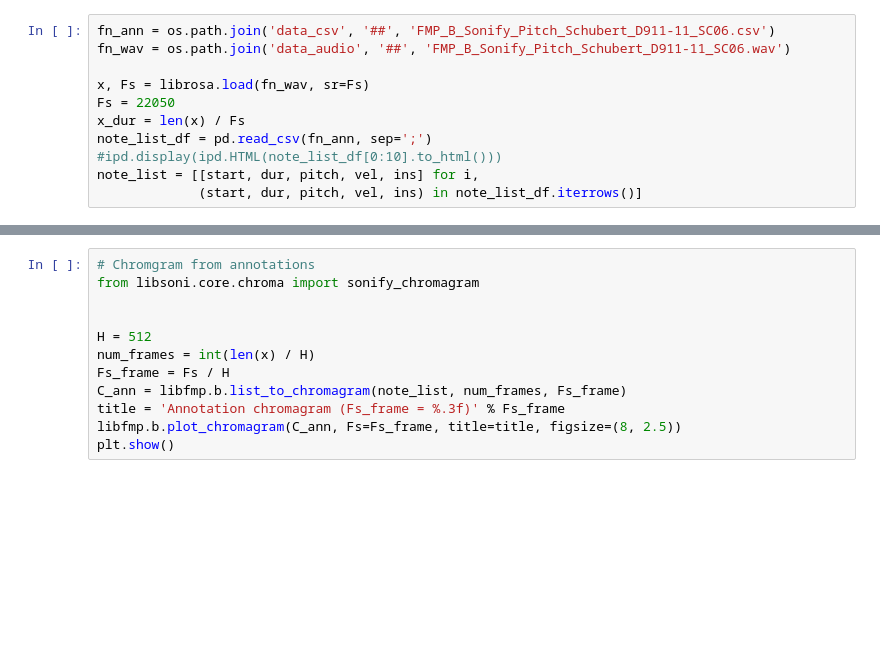
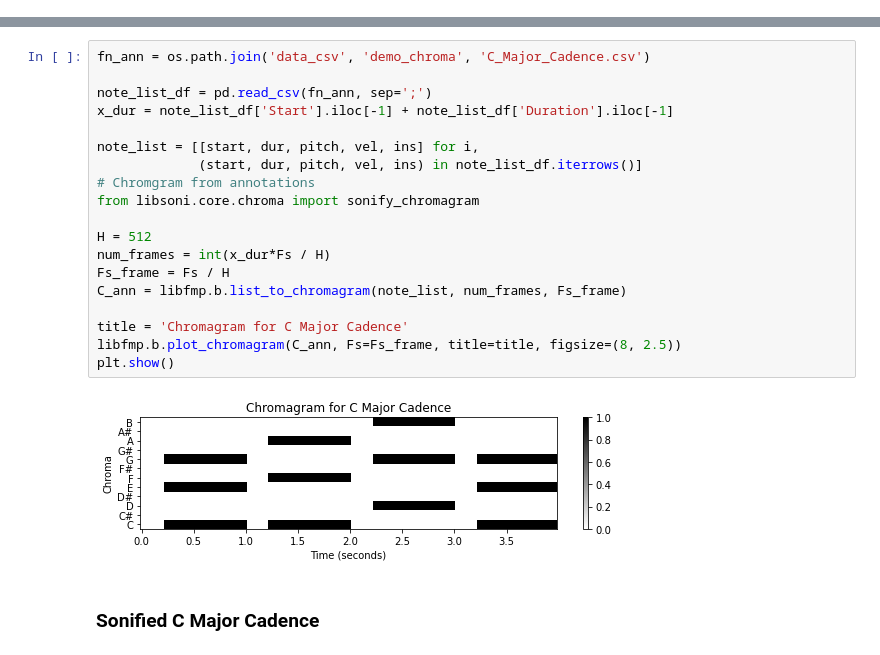
Before and after one commit to groupmm/libsoni, a Jupyter notebook: demo_chroma.ipynb, the cells around one changed output, grey strips where cells are left out. Cells and saved outputs as stored; diff of their text form; blank space fills up the shorter version.

Commit message:
further work on demo_chroma.ipynb

```diff
--- a/demo_chroma.ipynb
+++ b/demo_chroma.ipynb
@@ -15,14 +21,3 @@ import libfmp.c8
 %matplotlib inline
 
 Fs = 22050
-# %%
-fn_ann = os.path.join('data_csv', '##', 'FMP_B_Sonify_Pitch_Schubert_D911-11_SC06.csv')
-fn_wav = os.path.join('data_audio', '##', 'FMP_B_Sonify_Pitch_Schubert_D911-11_SC06.wav')
-
-x, Fs = librosa.load(fn_wav, sr=Fs)
-Fs = 22050
-x_dur = len(x) / Fs
-note_list_df = pd.read_csv(fn_ann, sep=';')
-#ipd.display(ipd.HTML(note_list_df[0:10].to_html()))
-note_list = [[start, dur, pitch, vel, ins] for i,
-             (start, dur, pitch, vel, ins) in note_list_df.iterrows()]
@@ -29,14 +28,25 @@ note_list = [[start, dur, pitch, vel, ins] for i,
 # %%
+fn_ann = os.path.join('data_csv', 'demo_chroma', 'C_Major_Cadence.csv')
+
+note_list_df = pd.read_csv(fn_ann, sep=';')
+x_dur = note_list_df['Start'].iloc[-1] + note_list_df['Duration'].iloc[-1]
+
+note_list = [[start, dur, pitch, vel, ins] for i,
+             (start, dur, pitch, vel, ins) in note_list_df.iterrows()]
 # Chromgram from annotations
 from libsoni.core.chroma import sonify_chromagram
 
-
 H = 512
-num_frames = int(len(x) / H)
+num_frames = int(x_dur*Fs / H)
 Fs_frame = Fs / H
 C_ann = libfmp.b.list_to_chromagram(note_list, num_frames, Fs_frame)
-title = 'Annotation chromagram (Fs_frame = %.3f)' % Fs_frame
+
+title = 'Chromagram for C Major Cadence'
 libfmp.b.plot_chromagram(C_ann, Fs=Fs_frame, title=title, figsize=(8, 2.5))
 plt.show()
+# %% [output]
+[figure, added]
+# %% [markdown]
+### Sonified C Major Cadence
 # %%
 # Sonification
```
Also changed, not shown: parts of 11 cells of this notebook.
